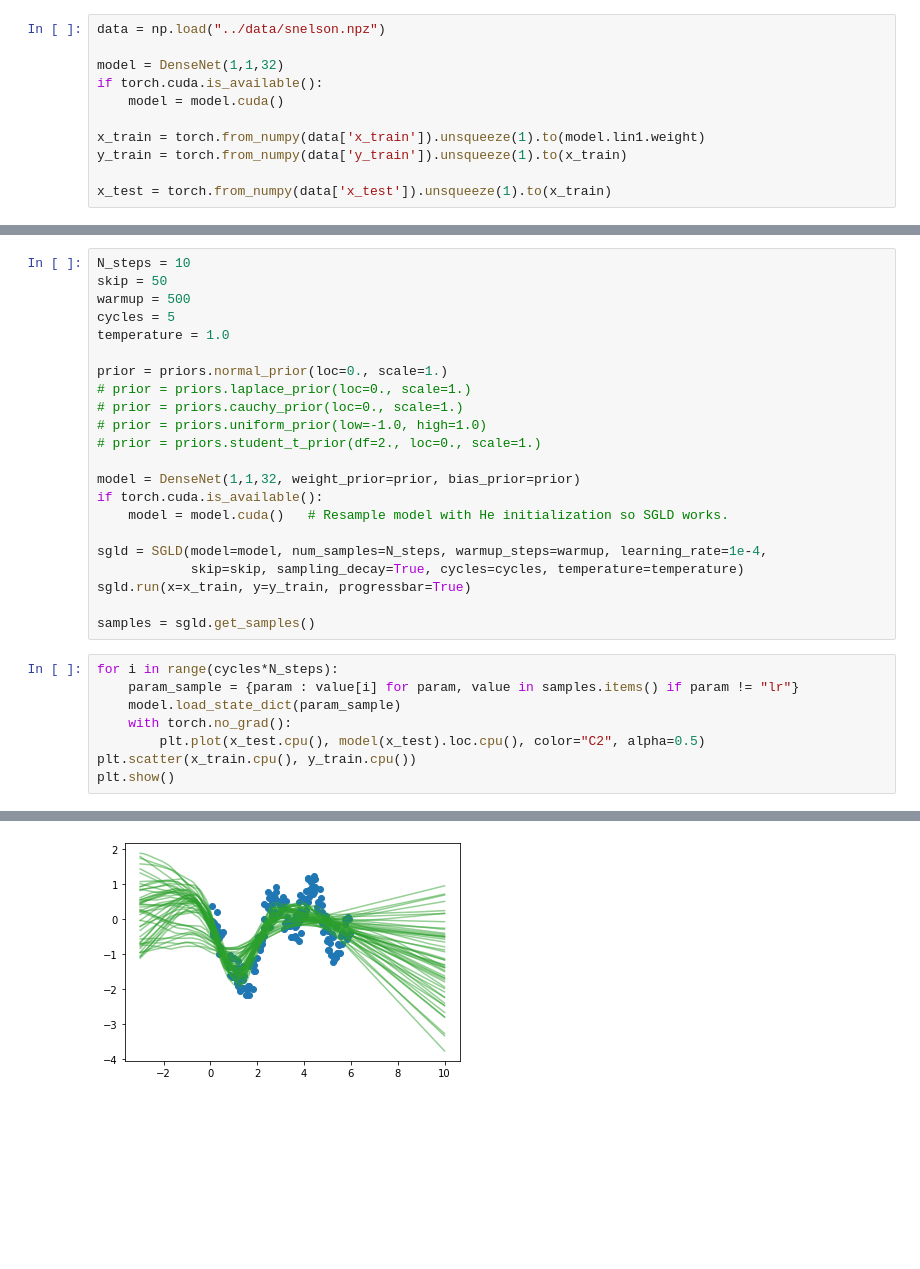
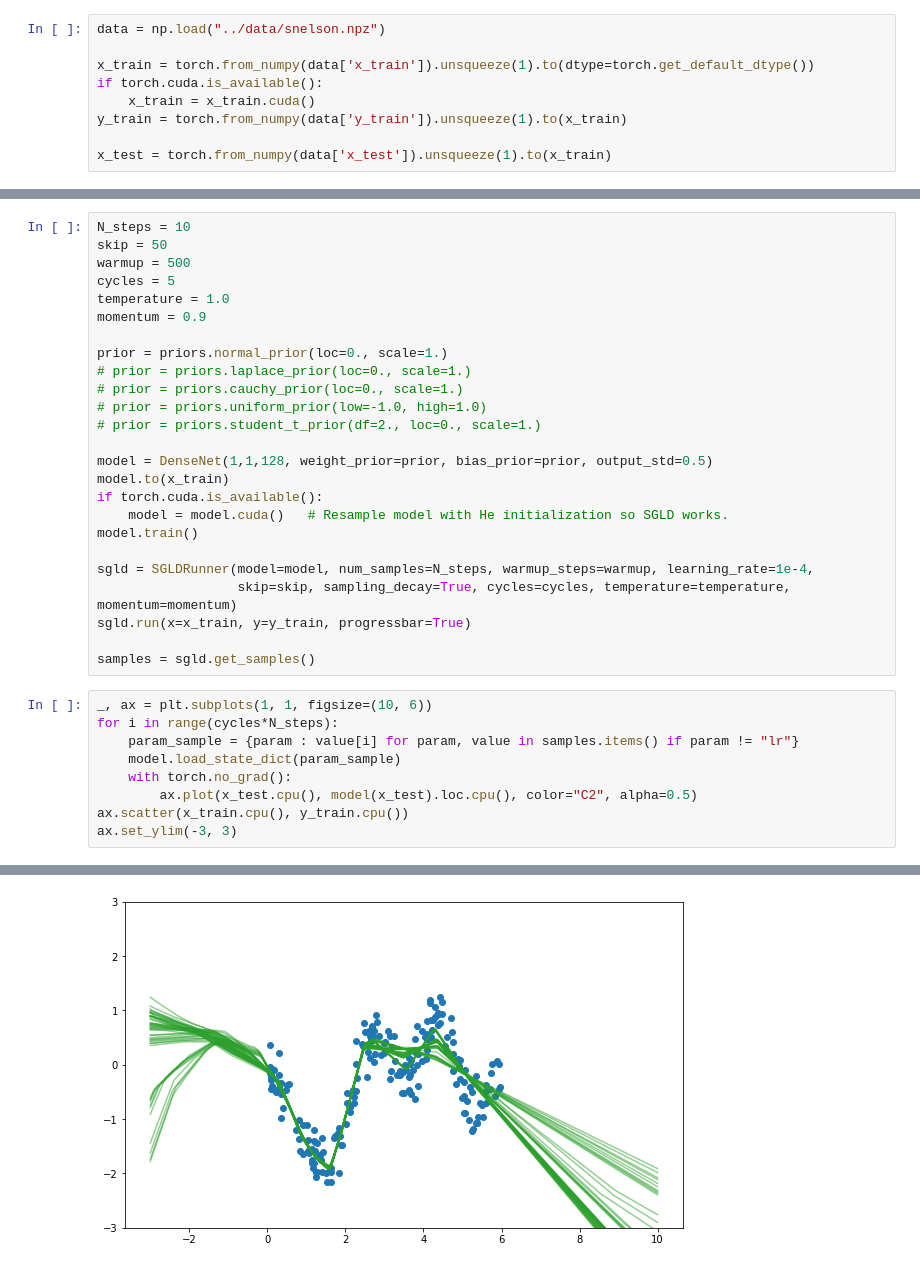
Before and after one commit to ratschlab/bnn_priors, a Jupyter notebook: experiments/1.1_SGLD_test.ipynb, the cells around one changed output, grey strips where cells are left out. Drawn from its saved outputs; the diff is of its cells as text; blank space fills up the shorter version.

Commit message:
SGLD runner with metrics

```diff
--- a/experiments/1.1_SGLD_test.ipynb
+++ b/experiments/1.1_SGLD_test.ipynb
@@ -15,11 +15,9 @@ from bnn_priors import priors
 # %%
 data = np.load("../data/snelson.npz")
 
-model = DenseNet(1,1,32)
+x_train = torch.from_numpy(data['x_train']).unsqueeze(1).to(dtype=torch.get_default_dtype())
 if torch.cuda.is_available():
-    model = model.cuda()
-
-x_train = torch.from_numpy(data['x_train']).unsqueeze(1).to(model.lin1.weight)
+    x_train = x_train.cuda()
 y_train = torch.from_numpy(data['y_train']).unsqueeze(1).to(x_train)
 
 x_test = torch.from_numpy(data['x_test']).unsqueeze(1).to(x_train)
@@ -37,6 +27,7 @@ skip = 50
 warmup = 500
 cycles = 5
 temperature = 1.0
+momentum = 0.9
 
 prior = priors.normal_prior(loc=0., scale=1.)
 # prior = priors.laplace_prior(loc=0., scale=1.)
@@ -44,21 +35,24 @@ prior = priors.normal_prior(loc=0., scale=1.)
 # prior = priors.uniform_prior(low=-1.0, high=1.0)
 # prior = priors.student_t_prior(df=2., loc=0., scale=1.)
 
-model = DenseNet(1,1,32, weight_prior=prior, bias_prior=prior)
+model = DenseNet(1,1,128, weight_prior=prior, bias_prior=prior, output_std=0.5)
+model.to(x_train)
 if torch.cuda.is_available():
     model = model.cuda()   # Resample model with He initialization so SGLD works.
+model.train()
 
-sgld = SGLD(model=model, num_samples=N_steps, warmup_steps=warmup, learning_rate=1e-4,
-            skip=skip, sampling_decay=True, cycles=cycles, temperature=temperature)
+sgld = SGLDRunner(model=model, num_samples=N_steps, warmup_steps=warmup, learning_rate=1e-4,
+                  skip=skip, sampling_decay=True, cycles=cycles, temperature=temperature, momentum=momentum)
 sgld.run(x=x_train, y=y_train, progressbar=True)
 
 samples = sgld.get_samples()
 # %%
+_, ax = plt.subplots(1, 1, figsize=(10, 6))
 for i in range(cycles*N_steps):
     param_sample = {param : value[i] for param, value in samples.items() if param != "lr"}
     model.load_state_dict(param_sample)
     with torch.no_grad():
-        plt.plot(x_test.cpu(), model(x_test).loc.cpu(), color="C2", alpha=0.5)
-plt.scatter(x_train.cpu(), y_train.cpu())
-plt.show()
+        ax.plot(x_test.cpu(), model(x_test).loc.cpu(), color="C2", alpha=0.5)
+ax.scatter(x_train.cpu(), y_train.cpu())
+ax.set_ylim(-3, 3)
 # %% [output]
@@ -65 +60 @@ plt.show()
-[figure, old version]
+[figure, new version]
```
Also changed, not shown: parts of 4 cells of this notebook, 3 other files.
